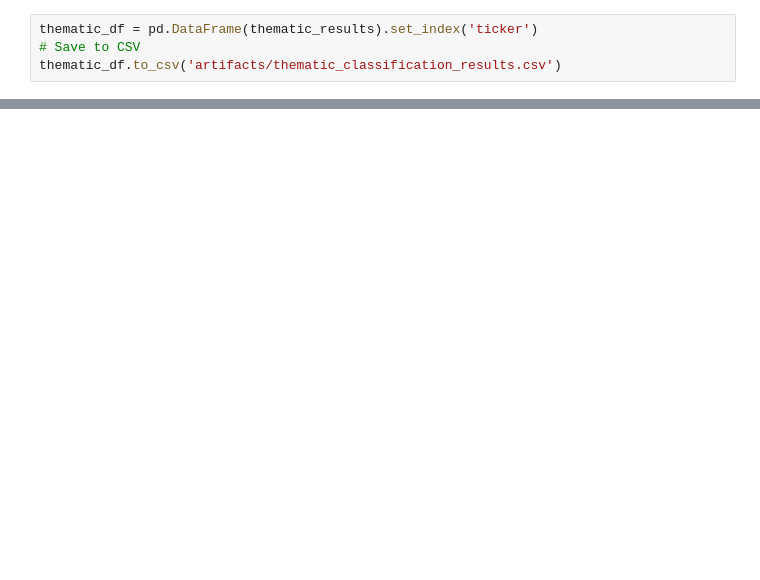
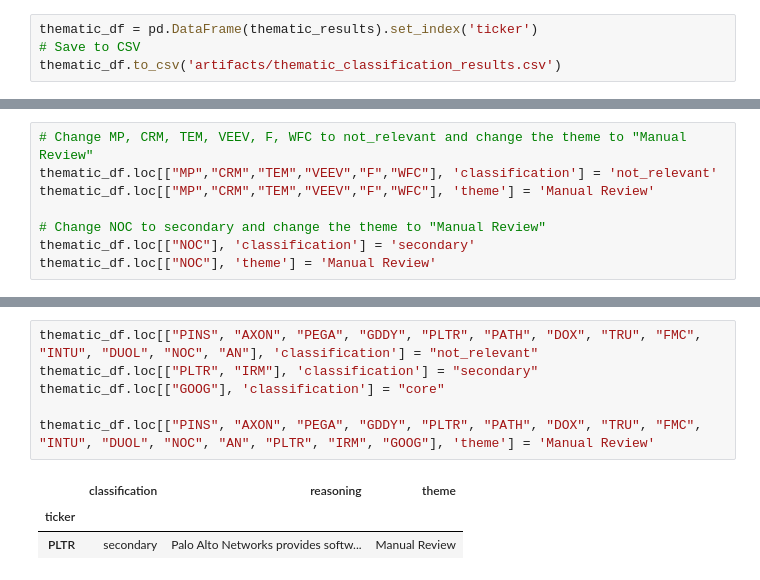
Before and after one commit to ZakariyyaScavotto/BIA660-Project3, a Jupyter notebook: Team_Rocket_Advanced_Portfolio_Intelligence_Through_Semantic_Analysis_at_Low_Risk_Capital_Management.ipynb, the cells around one changed output, grey strips where cells are left out. Cells and saved outputs as stored; diff of their text form; blank space fills up the shorter version.

```diff
--- a/Team_Rocket_Advanced_Portfolio_Intelligence_Through_Semantic_Analysis_at_Low_Risk_Capital_Management.ipynb
+++ b/Team_Rocket_Advanced_Portfolio_Intelligence_Through_Semantic_Analysis_at_Low_Risk_Capital_Management.ipynb
@@ -4442,0 +4555,8 @@ thematic_df.to_csv('artifacts/thematic_classification_results.csv')
+# %%
+# Change MP, CRM, TEM, VEEV, F, WFC to not_relevant and change the theme to "Manual Review"
+thematic_df.loc[["MP","CRM","TEM","VEEV","F","WFC"], 'classification'] = 'not_relevant'
+thematic_df.loc[["MP","CRM","TEM","VEEV","F","WFC"], 'theme'] = 'Manual Review'
+
+# Change NOC to secondary and change the theme to "Manual Review"
+thematic_df.loc[["NOC"], 'classification'] = 'secondary'
+thematic_df.loc[["NOC"], 'theme'] = 'Manual Review'
@@ -4442,0 +4579,10 @@ thematic_df.to_csv('artifacts/thematic_classification_results.csv')
+# %%
+thematic_df.loc[["PINS", "AXON", "PEGA", "GDDY", "PLTR", "PATH", "DOX", "TRU", "FMC", "INTU", "DUOL", "NOC", "AN"], 'classification'] = "not_relevant"
+thematic_df.loc[["PLTR", "IRM"], 'classification'] = "secondary"
+thematic_df.loc[["GOOG"], 'classification'] = "core"
+
+thematic_df.loc[["PINS", "AXON", "PEGA", "GDDY", "PLTR", "PATH", "DOX", "TRU", "FMC", "INTU", "DUOL", "NOC", "AN", "PLTR", "IRM", "GOOG"], 'theme'] = 'Manual Review'
+# %% [output]
+|  | classification | reasoning | theme |
+| ticker |  |  |  |
+| PLTR | secondary | Palo Alto Networks provides softw... | Manual Review |
```
Also changed, not shown: parts of 11 cells of this notebook.
